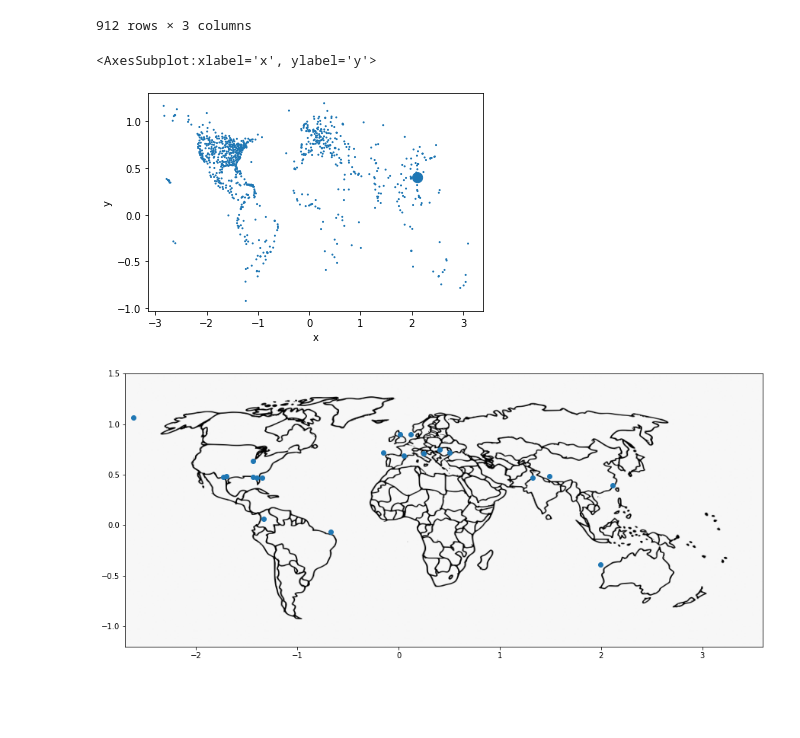
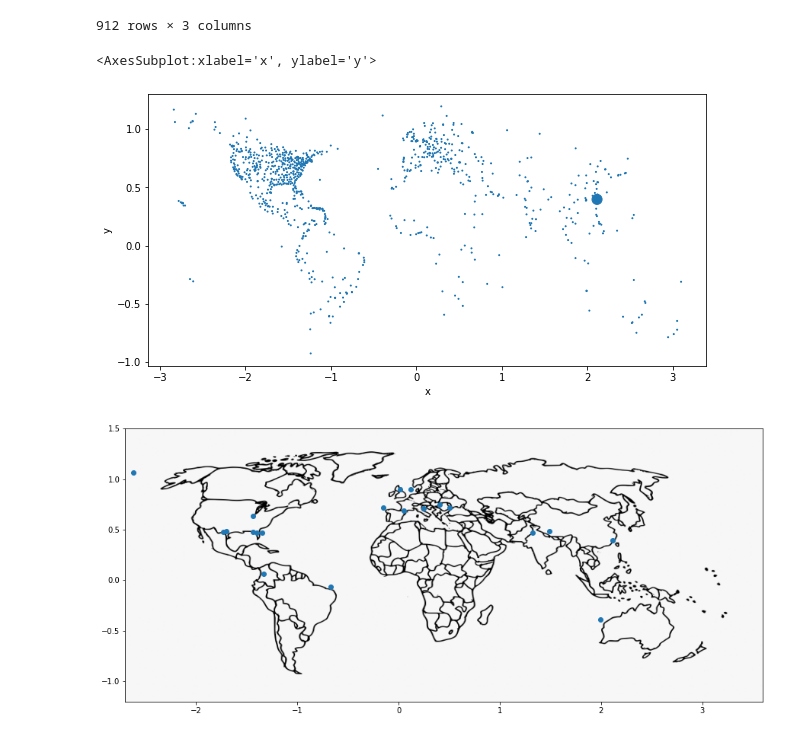
Before and after one commit to carlosiruiz/exercises, a Jupyter notebook: Untitled1.ipynb, the cells around one changed output. Cells and saved outputs as stored; diff of their text form; code cells hidden in the pictures; blank space fills up the shorter version.

```diff
--- a/Untitled1.ipynb
+++ b/Untitled1.ipynb
@@ -49,10 +49,10 @@ size
 | 911 | -0.925070 | -1.236646 | 1 |
 912 rows × 3 columns
 # %%
-size.plot.scatter(x="x",y="y",s="s")
+size.plot.scatter(x="x",y="y",s="s", figsize= (10,5))
 # %% [output]
 <AxesSubplot:xlabel='x', ylabel='y'>
-[figure, old version]
+[figure, new version]
 # %%
 img = plt.imread("world.png")
 fig, ax = plt.subplots(figsize=(15,25))
```
Also changed, not shown: parts of 2 cells of this notebook, 2 other files.
